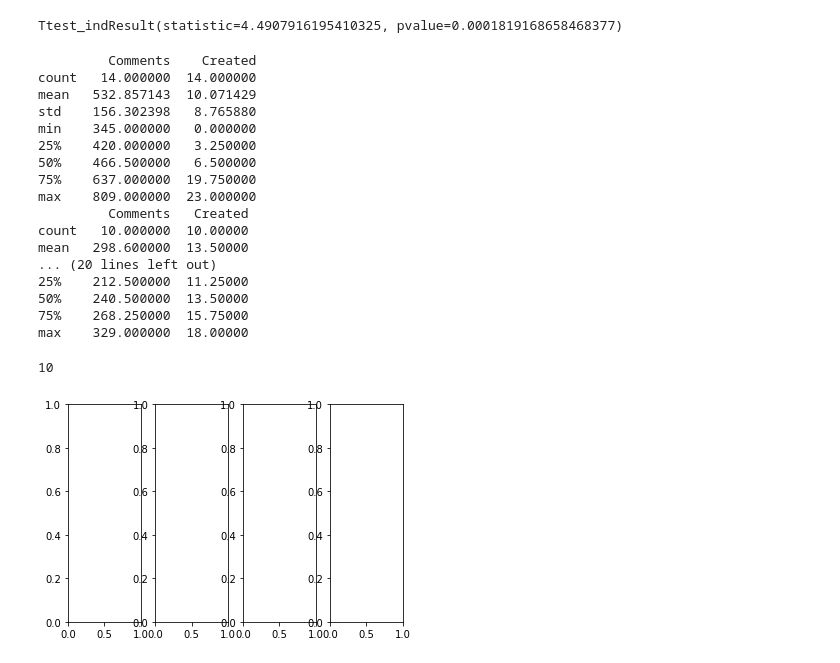
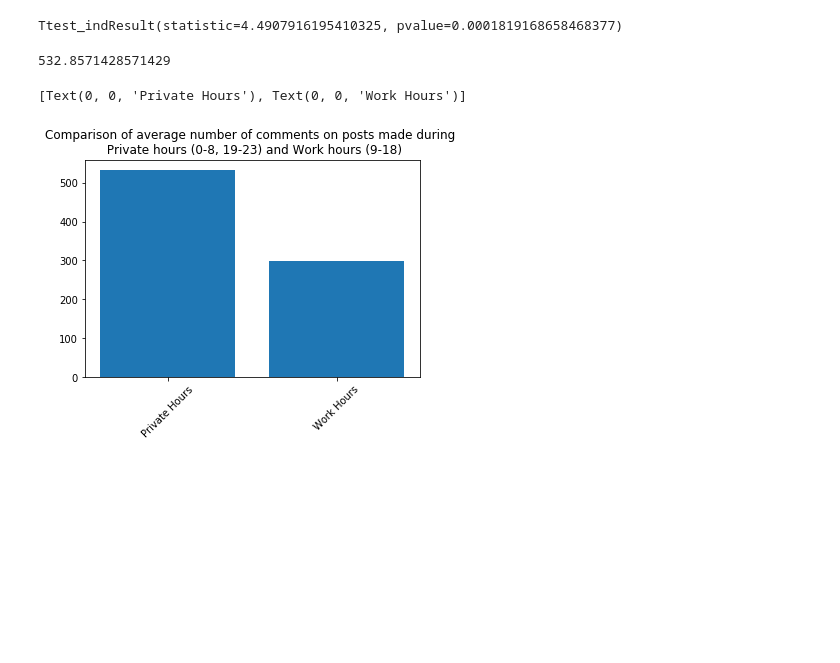
Before and after one commit to Jameshskelton/Simple-Reddit-Scraper, a Jupyter notebook: Scripts/EDA-and-Analysis.ipynb, the cells around one changed output. Cells and saved outputs as stored; diff of their text form; code cells hidden in the pictures; blank space fills up the shorter version.

Commit message:
made first plot for ttest

```diff
--- a/Scripts/EDA-and-Analysis.ipynb
+++ b/Scripts/EDA-and-Analysis.ipynb
@@ -354,33 +354,22 @@ stats.ttest_ind(private_hours_com.Comments.values, work_hours_com.Comments.value
 Ttest_indResult(statistic=4.4907916195410325, pvalue=0.0001819168658468377)
 # %%
 # brief descriptions to inform analysis
-print(private_hours_com.describe())
-print(work_hours_com.describe())
-print(private_hours_sco.describe())
-print(work_hours_sco.describe())
+private_hours_com.Comments.mean()
+# print(work_hours_com.describe())
+# print(private_hours_sco.describe())
+# print(work_hours_sco.describe())
 # %% [output]
-         Comments    Created
-count   14.000000  14.000000
-mean   532.857143  10.071429
-std    156.302398   8.765880
-min    345.000000   0.000000
-25%    420.000000   3.250000
-50%    466.500000   6.500000
-75%    637.000000  19.750000
-max    809.000000  23.000000
-         Comments   Created
-count   10.000000  10.00000
-mean   298.600000  13.50000
-... (20 lines left out)
-25%    212.500000  11.25000
-50%    240.500000  13.50000
-75%    268.250000  15.75000
-max    329.000000  18.00000
+532.8571428571429
-# %%
-# NEXT STEPS
-# BARCHARTS FOR TTESTS
-fig, ax = plt.subplots(1,4)
-plt.bar()
-# %% [output]
-10
-[figure, removed]
+# %%
+# NEXT STEPS
+# BARCHARTS FOR TTESTS
+fig, ax = plt.subplots()
+barheights = [private_hours_com.Comments.mean(),work_hours_com.Comments.mean()]
+barlabels = ['Private Hours', 'Work Hours']
+ax.bar(range(len(barheights)), barheights)
+ax.set_title('Comparison of average number of comments on posts made during \n Private hours (0-8, 19-23) and Work hours (9-18)')
+ax.set_xticks(range(len(barheights)))
+ax.set_xticklabels(barlabels, rotation=45)
+# %% [output]
+[Text(0, 0, 'Private Hours'), Text(0, 0, 'Work Hours')]
+[figure, added]
```
Also changed, not shown: 1 other file.
